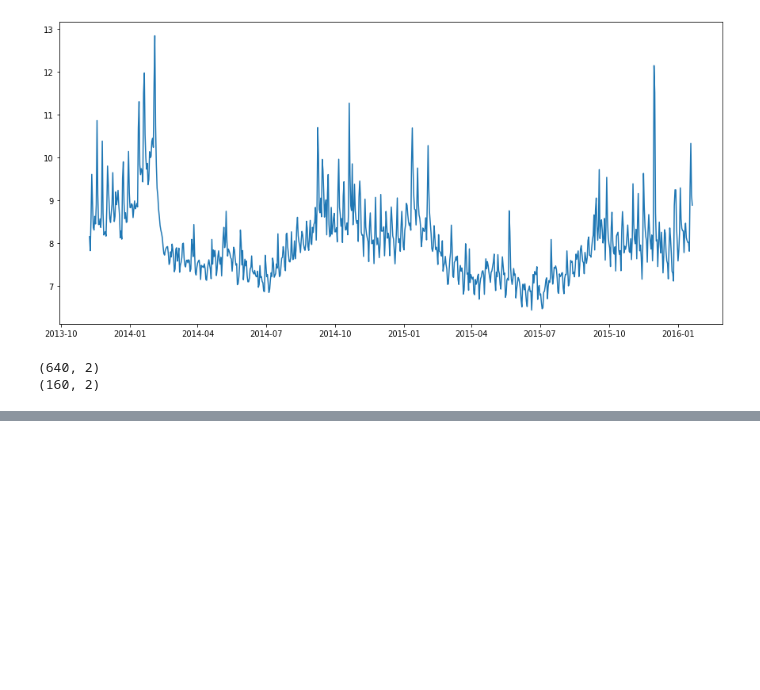
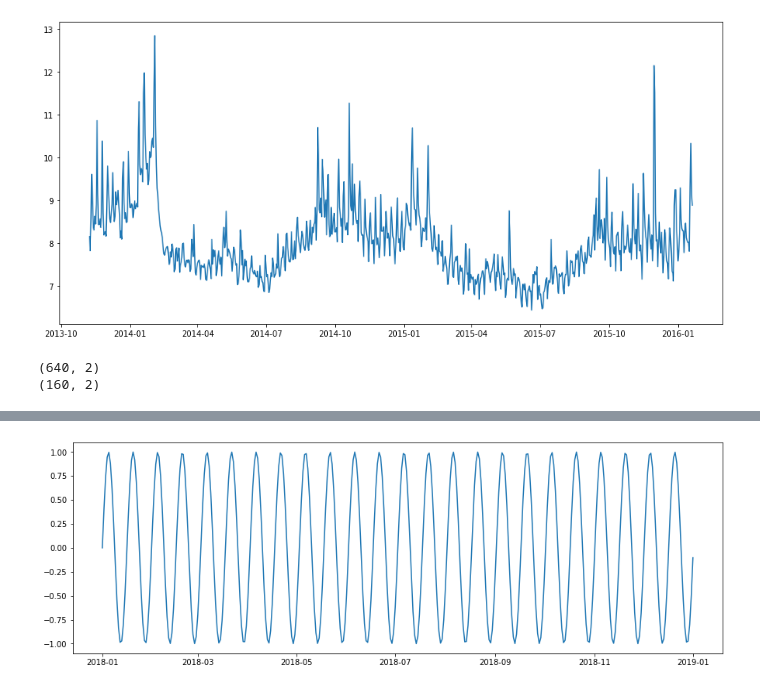
Before and after one commit to bshabashFD/Chronos, a Jupyter notebook: prototype.ipynb, the cells around one changed output, grey strips where cells are left out. Saved outputs shown, nothing was run; the diff lists cells and outputs as text; code cells hidden in the pictures; blank space fills up the shorter version.

```diff
--- a/prototype.ipynb
+++ b/prototype.ipynb
@@ -32,0 +46,3 @@ import Chronos
+# %%
+train_df = make_train_df()
+train_df
@@ -33,2 +63,8 @@ import Chronos
+# %%
+plt.figure(figsize=(15,5))
+plt.plot(train_df['ds'], train_df['y'])
+plt.show()
+# %% [output]
+[figure, added]
 # %%
 importlib.reload(Chronos)
```
Also changed, not shown: parts of 15 cells of this notebook, 1 other file.
